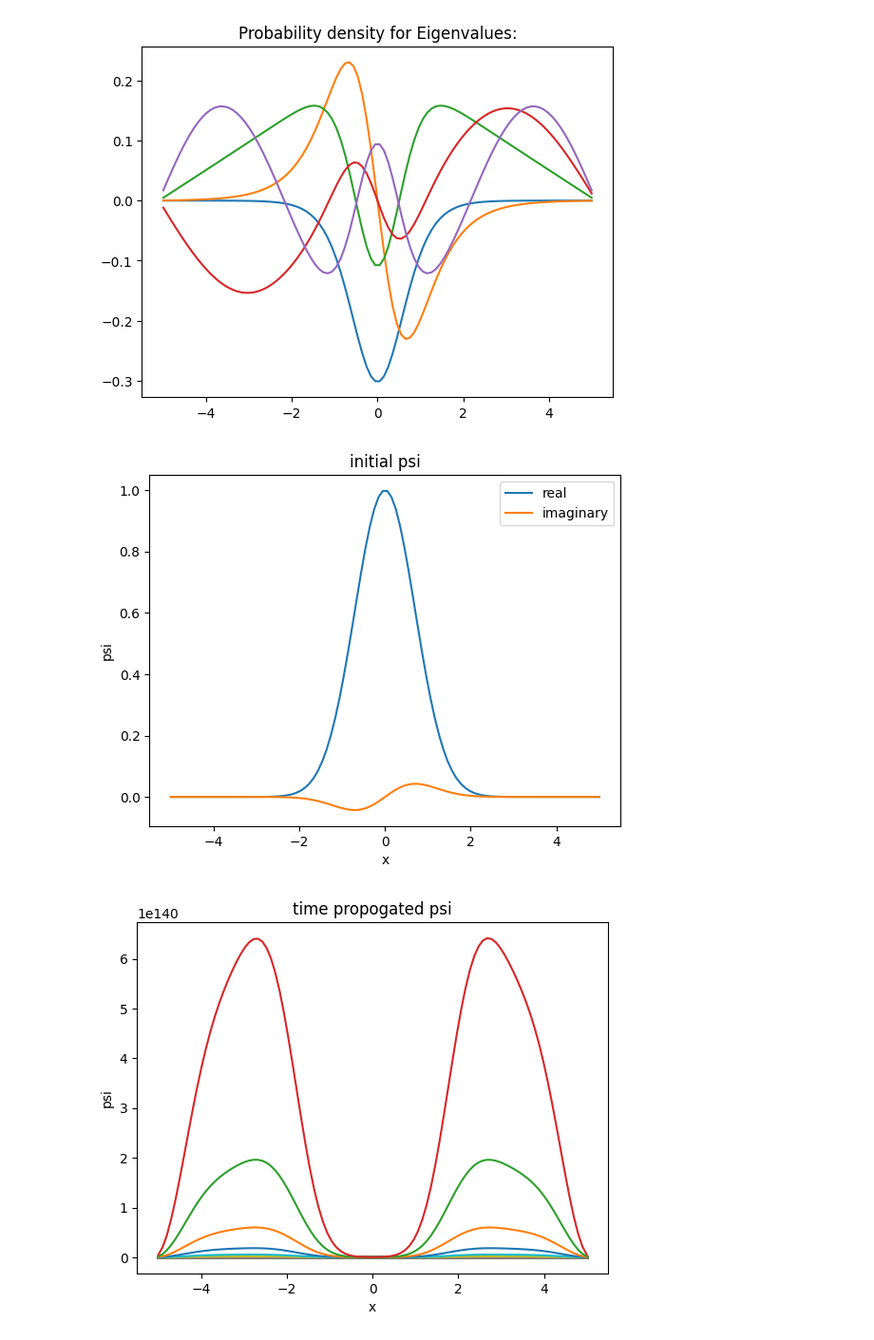
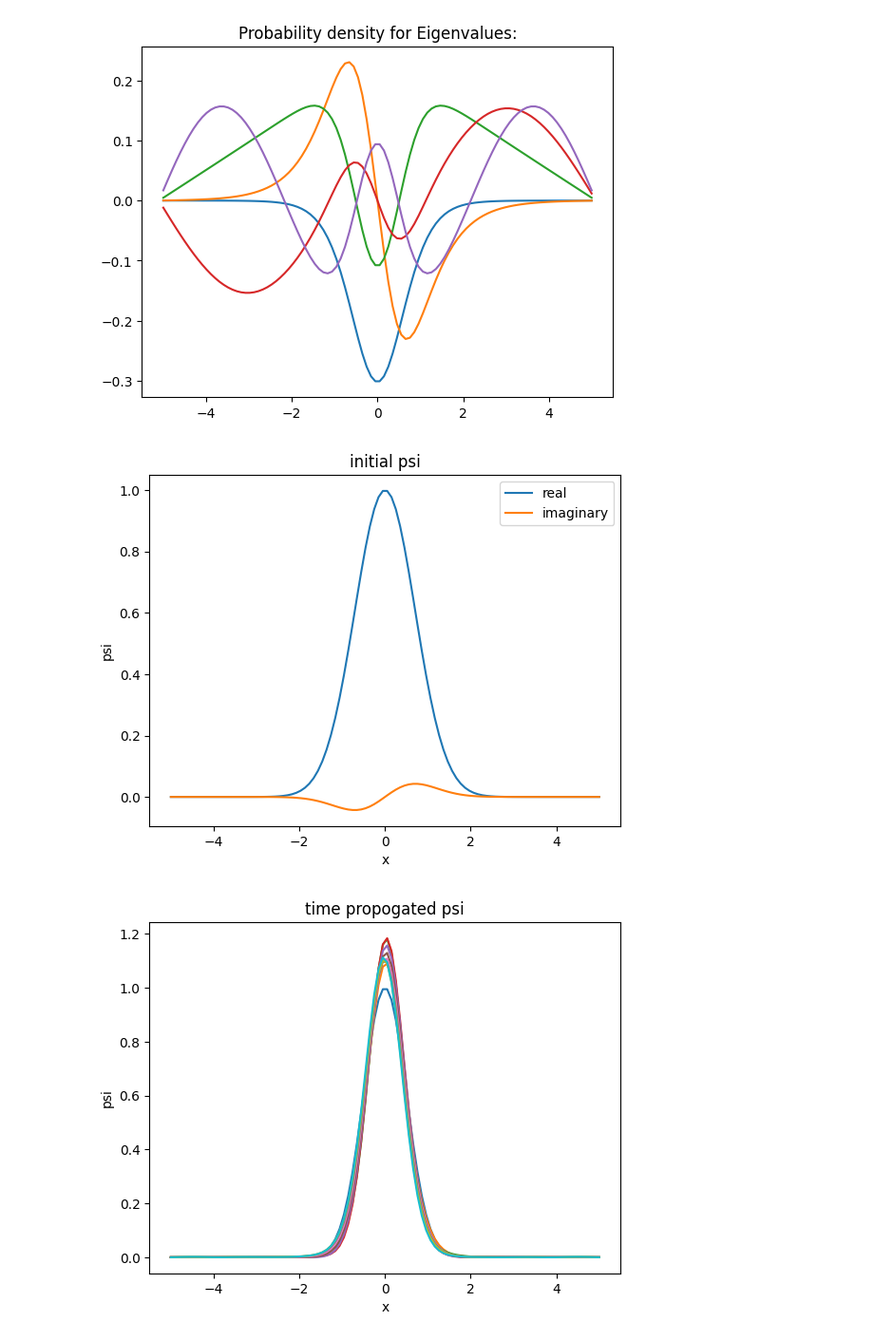
Before and after one commit to ZilD117/Comp-Physics, a Jupyter notebook: Hamiltonian Eigenvalues.ipynb, the cells around one changed output. Shown at 95% size. Drawn from its saved outputs; the diff is of its cells as text; code cells hidden in the pictures.

```diff
--- a/Hamiltonian Eigenvalues.ipynb
+++ b/Hamiltonian Eigenvalues.ipynb
@@ -67,7 +67,7 @@ Lowest 5 Eigenvalues:
 # %%
 # inital setup
 
-n_x = 100
+n_x = n
 
 alpha = 1
 k = 0.1
@@ -77,34 +77,34 @@ x = np.linspace(-5, 5, n_x)
 psi = np.empty([n_x, 1]).astype(complex)
 
 for i in range(0, n_x):
     psi[i] = np.exp(-alpha * (x[i] - x_0)**2 + 1j * k * x[i])
 
 plt.plot(x, psi.real, label="real")
 plt.plot(x, psi.imag, label="imaginary")
 plt.legend()
 plt.title("initial psi")
 plt.xlabel("x")
 plt.ylabel("psi")
 plt.show()
 
 # time propogation
 
-dt = 0.001
-n_t = 10000
+dt = 0.0001
+n_t = 20000
 
 for j in range(0, n_t):
     psi = psi + np.dot((-1j*h*dt), psi)
 
-    if (j % 30 == 0):
+    if (j % 2000 == 0):
         #plt.plot(x, psi.real, label=("real t="+str((j*dt))))
         #plt.plot(x, psi.imag, label=("imag t="+str((j*dt))))
         plt.plot(x, (psi.real**2) + (psi.imag**2), label=("real t="+str((j*dt))))
 
 #plt.legend()
 plt.title("time propogated psi")
 plt.xlabel("x")
 plt.ylabel("psi")
 plt.show()
 # %% [output]
 [figure]
-[figure, old version]
+[figure, new version]
```
Also changed, not shown: parts of 1 cell of this notebook.
